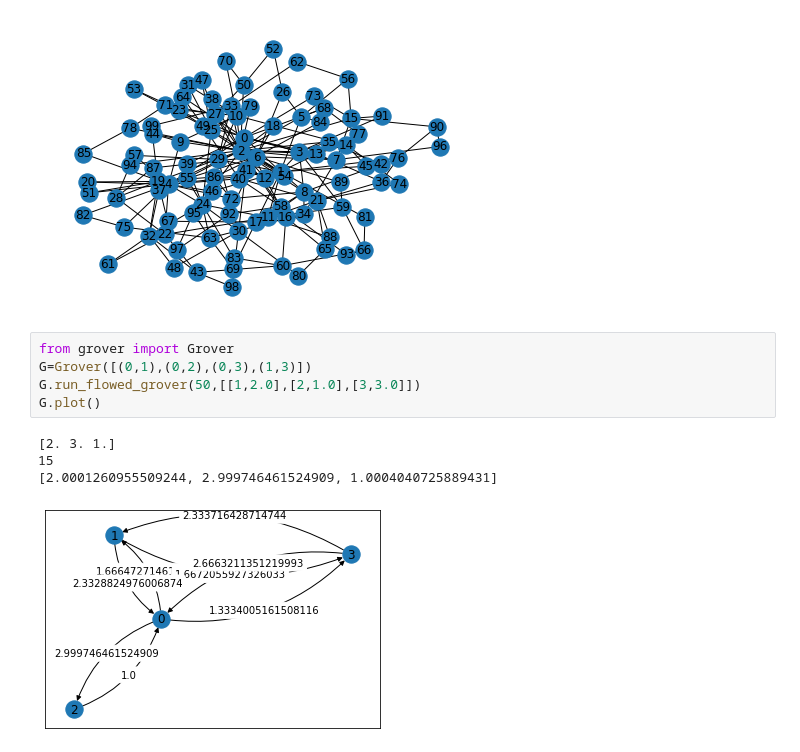
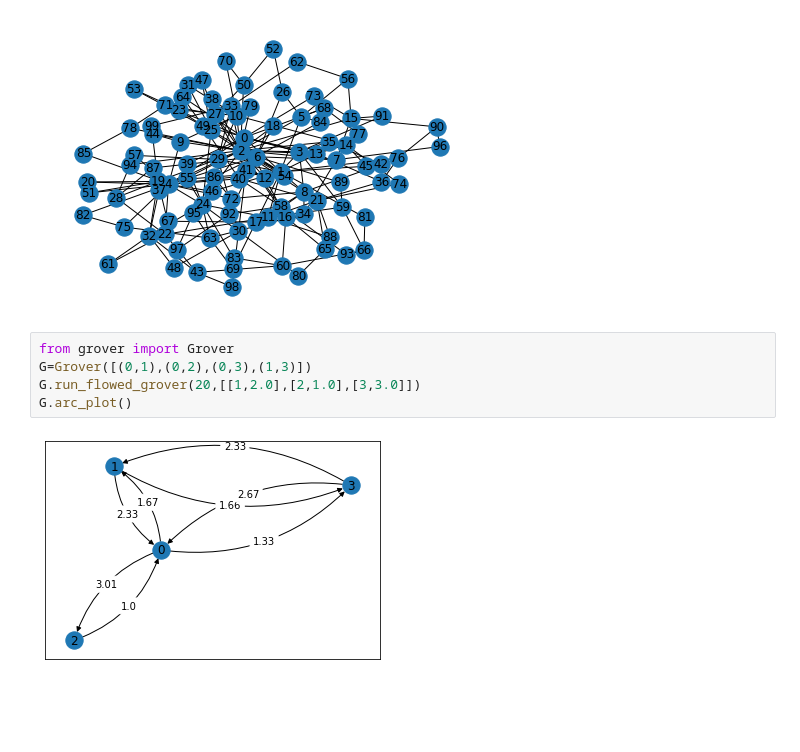
Before and after one commit to Tshou1219/qba, a Jupyter notebook: main.ipynb, the cells around one changed output. Drawn from its saved outputs; the diff is of its cells as text; blank space fills up the shorter version.

```diff
--- a/main.ipynb
+++ b/main.ipynb
@@ -8,11 +8,8 @@ bamodel.draw()
 # %%
 from grover import Grover
 G=Grover([(0,1),(0,2),(0,3),(1,3)])
-G.run_flowed_grover(50,[[1,2.0],[2,1.0],[3,3.0]])
-G.plot()
+G.run_flowed_grover(20,[[1,2.0],[2,1.0],[3,3.0]])
+G.arc_plot()
 # %% [output]
-[2. 3. 1.]
-15
-[2.0001260955509244, 2.999746461524909, 1.0004040725889431]
-[figure, old version]
+[figure, new version]
 # %%
```
Also changed, not shown: parts of 1 cell of this notebook, 2 other files.
